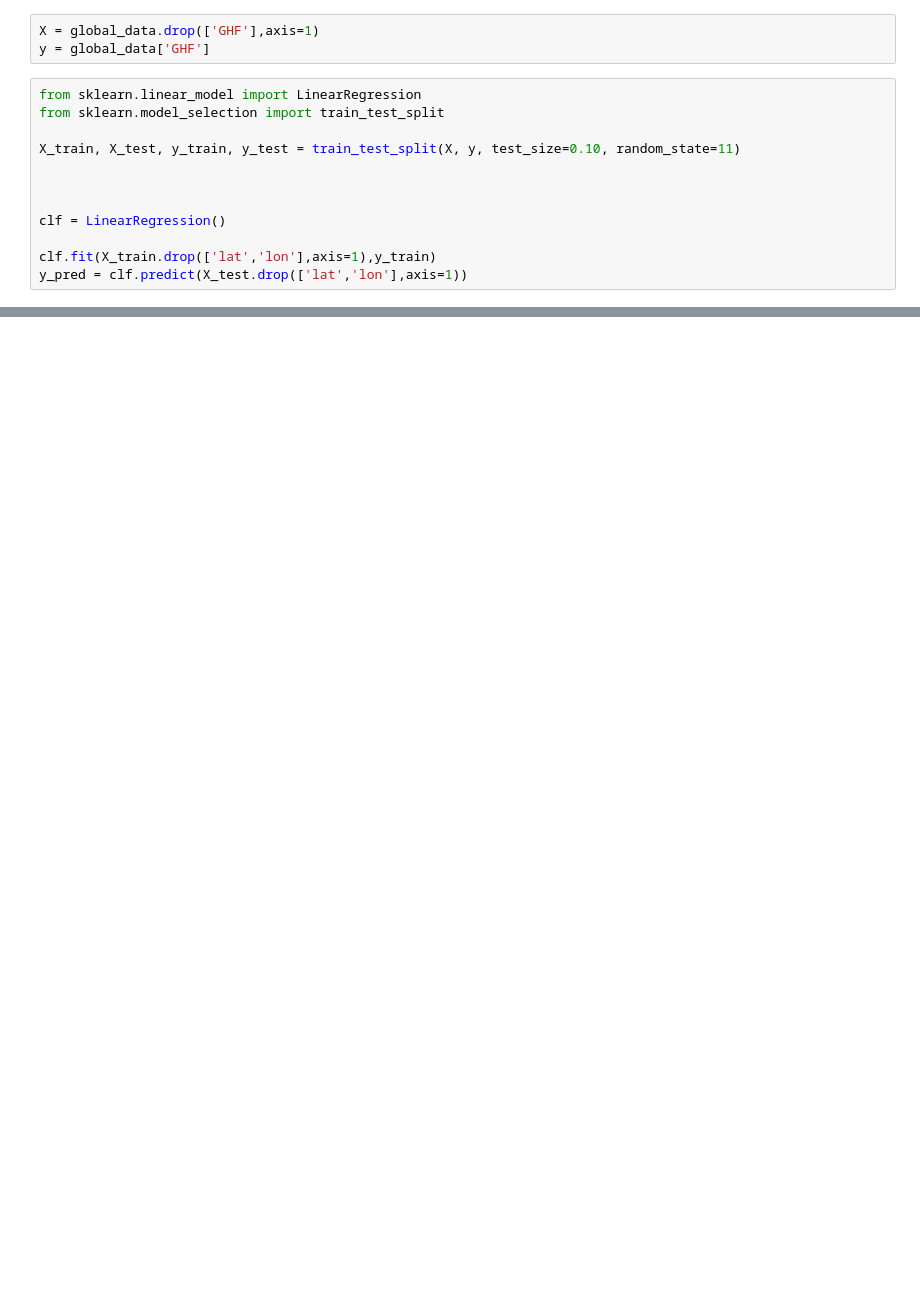
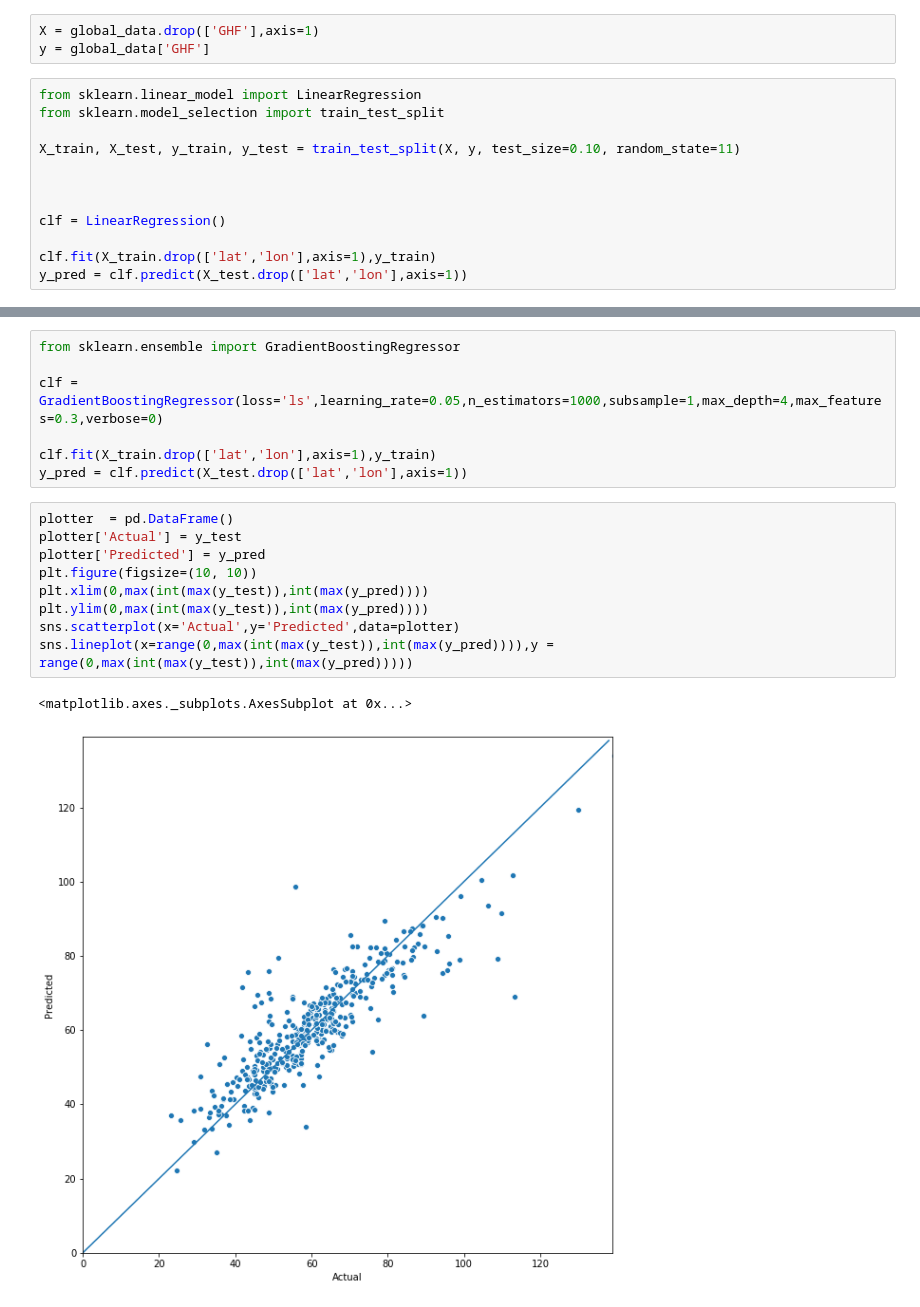
Before and after one commit to rahul-aedula95/ScientificML, a Jupyter notebook: 139/139.ipynb, the cells around one changed output, grey strips where cells are left out. Cells and saved outputs as stored; diff of their text form; blank space fills up the shorter version.

```diff
--- a/139/139.ipynb
+++ b/139/139.ipynb
@@ -75,0 +78,19 @@ The dedent function was deprecated in Matplotlib 3.1 and will be removed in 3.3.
+# %%
+from sklearn.ensemble import GradientBoostingRegressor
+
+clf = GradientBoostingRegressor(loss='ls',learning_rate=0.05,n_estimators=1000,subsample=1,max_depth=4,max_features=0.3,verbose=0)
+
+clf.fit(X_train.drop(['lat','lon'],axis=1),y_train)
+y_pred = clf.predict(X_test.drop(['lat','lon'],axis=1))
+# %%
+plotter  = pd.DataFrame()
+plotter['Actual'] = y_test
+plotter['Predicted'] = y_pred
+plt.figure(figsize=(10, 10))
+plt.xlim(0,max(int(max(y_test)),int(max(y_pred))))
+plt.ylim(0,max(int(max(y_test)),int(max(y_pred))))
+sns.scatterplot(x='Actual',y='Predicted',data=plotter)
+sns.lineplot(x=range(0,max(int(max(y_test)),int(max(y_pred)))),y = range(0,max(int(max(y_test)),int(max(y_pred)))))
+# %% [output]
+<matplotlib.axes._subplots.AxesSubplot at 0x...>
+[figure, added]
```
Also changed, not shown: parts of 6 cells of this notebook.
